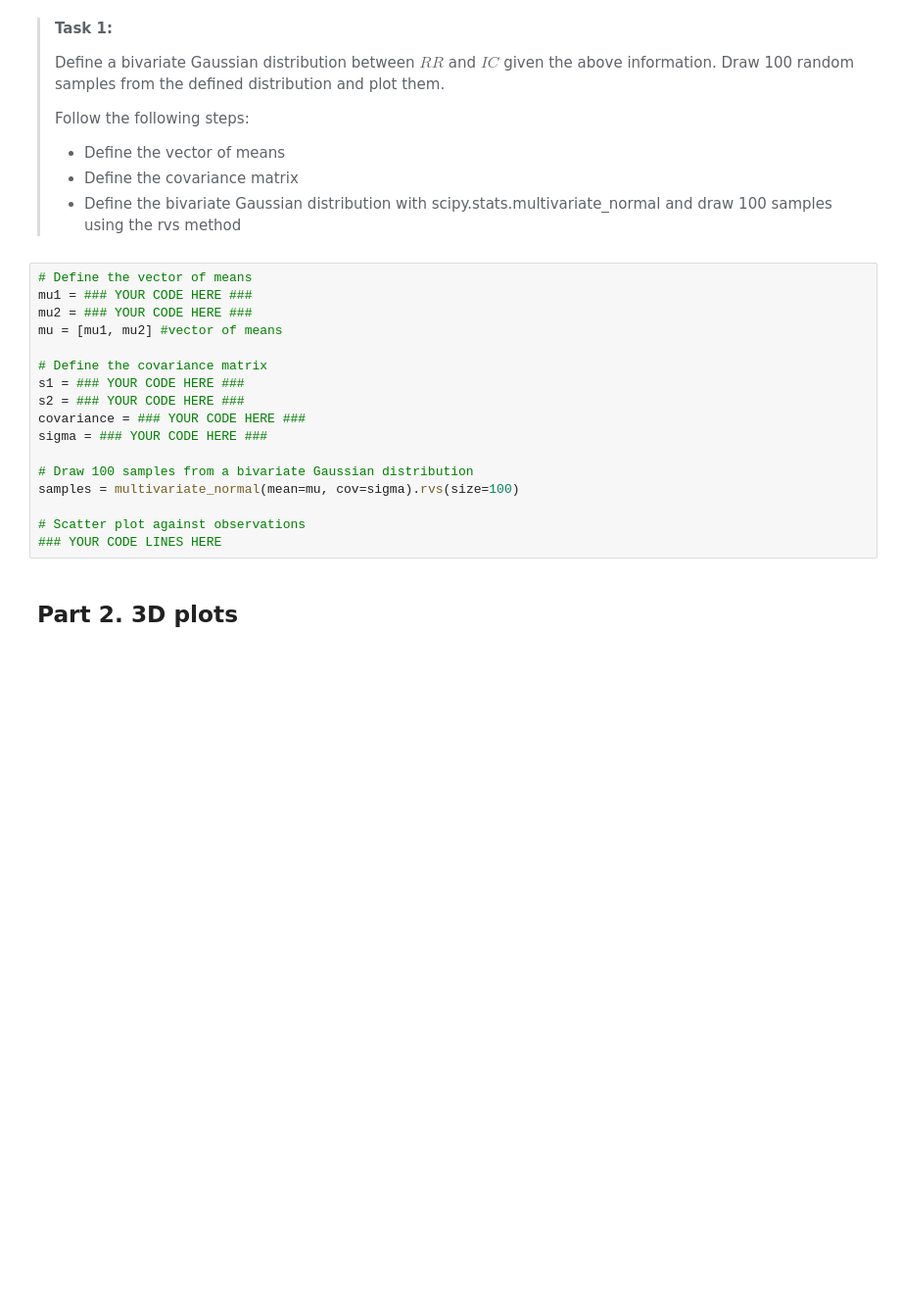
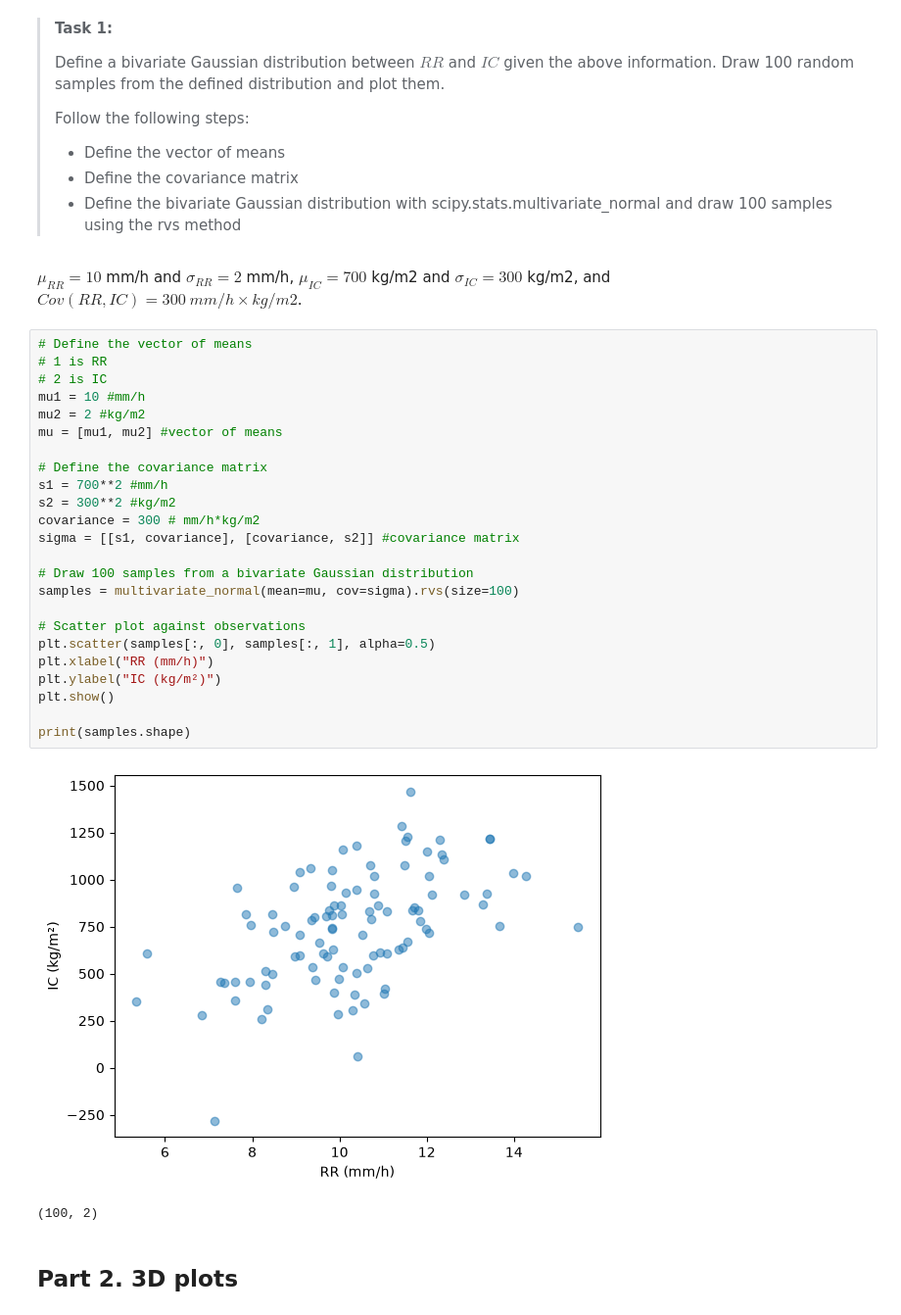
Before and after one commit to YlvaSchreijer/PA_1.5, a Jupyter notebook: scipy_statcs_3d_plots.ipynb, the cells around one changed output. Shown at 98% size. Cells and saved outputs as stored; diff of their text form; blank space fills up the shorter version.

```diff
--- a/scipy_statcs_3d_plots.ipynb
+++ b/scipy_statcs_3d_plots.ipynb
@@ -20,23 +20,35 @@ import matplotlib.pyplot as plt
 > - Define the vector of means
 > - Define the covariance matrix
 > - Define the bivariate Gaussian distribution with scipy.stats.multivariate_normal and draw 100 samples using the rvs method
+# %% [markdown]
+$\mu_{RR} = 10$ mm/h and $\sigma_{RR}=2$ mm/h, $\mu_{IC} = 700$ kg/m2 and $\sigma_{IC}=300$ kg/m2, and $Cov(RR, IC)=300 \ mm/h \times kg/m2$.
 # %%
 # Define the vector of means
-mu1 = ### YOUR CODE HERE ###
-mu2 = ### YOUR CODE HERE ###
+# 1 is RR
+# 2 is IC
+mu1 = 10 #mm/h
+mu2 = 2 #kg/m2
 mu = [mu1, mu2] #vector of means
 
 # Define the covariance matrix
-s1 = ### YOUR CODE HERE ###
-s2 = ### YOUR CODE HERE ###
-covariance = ### YOUR CODE HERE ###
-sigma = ### YOUR CODE HERE ###
+s1 = 700**2 #mm/h
+s2 = 300**2 #kg/m2
+covariance = 300 # mm/h*kg/m2
+sigma = [[s1, covariance], [covariance, s2]] #covariance matrix
 
 # Draw 100 samples from a bivariate Gaussian distribution
 samples = multivariate_normal(mean=mu, cov=sigma).rvs(size=100)
 
 # Scatter plot against observations
-### YOUR CODE LINES HERE
+plt.scatter(samples[:, 0], samples[:, 1], alpha=0.5)
+plt.xlabel("RR (mm/h)")
+plt.ylabel("IC (kg/m²)")
+plt.show()
+
+print(samples.shape)
+# %% [output]
+[figure, added]
+(100, 2)
 # %% [markdown]
 ## Part 2. 3D plots
 # %% [markdown]
```
Also changed, not shown: parts of 6 cells of this notebook.
